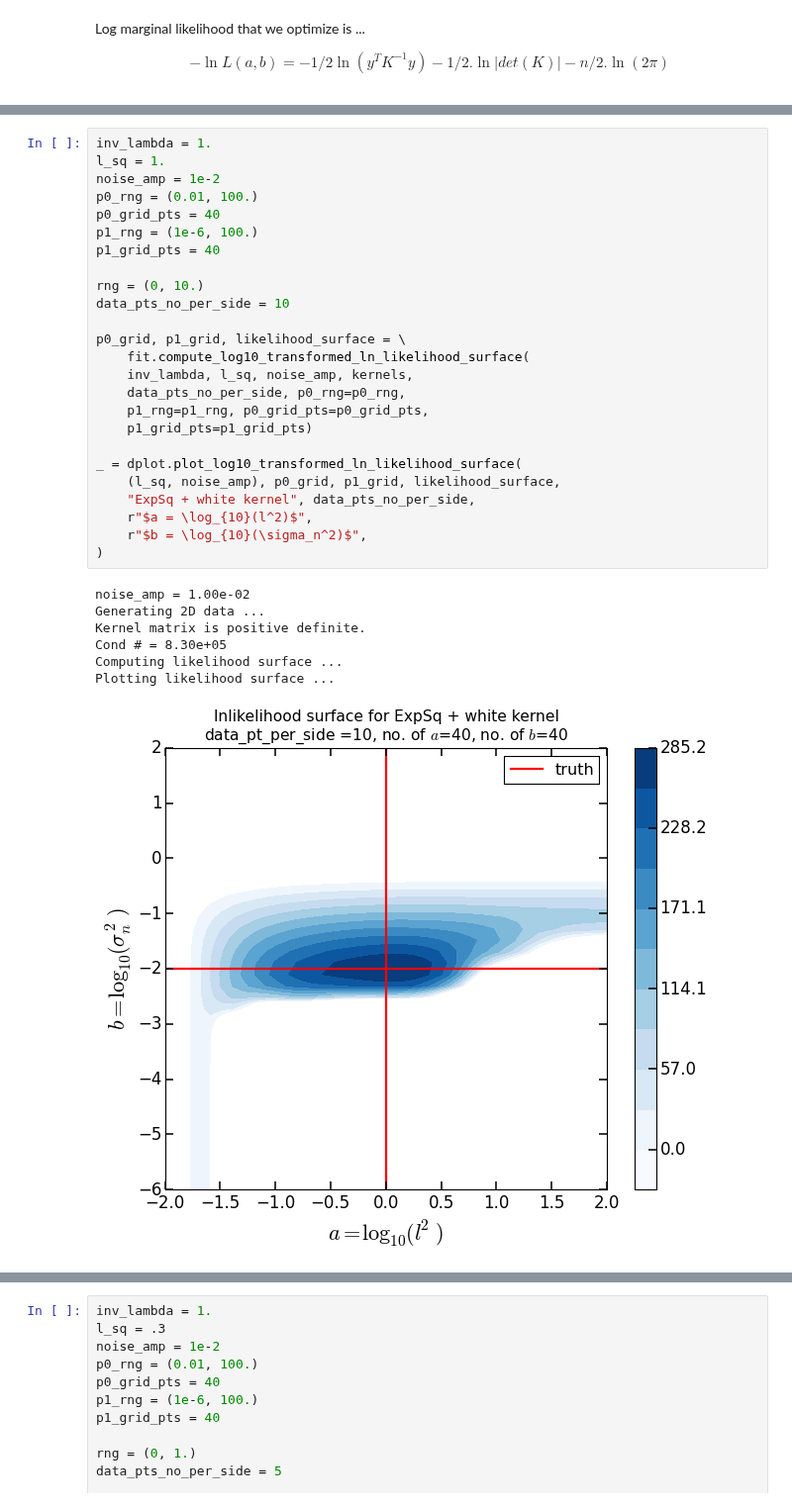
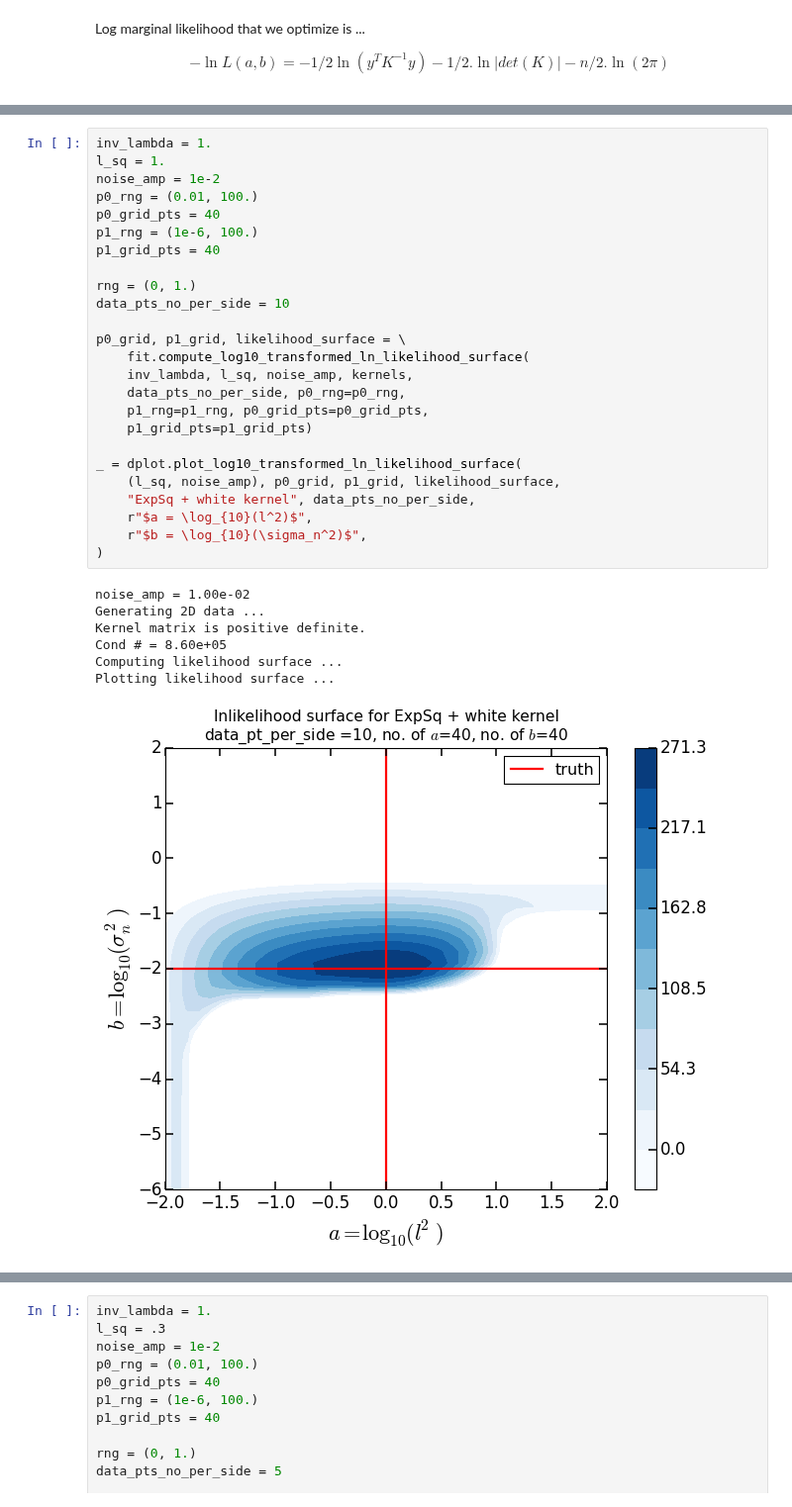
Before and after one commit to karenyyng/shear_gp, a Jupyter notebook: prototypes/visualize_likelihood_surface_w_WhiteKernel.ipynb, the cells around one changed output, grey strips where cells are left out. Shown at 99% size. Drawn from its saved outputs; the diff is of its cells as text.

```diff
--- a/prototypes/visualize_likelihood_surface_w_WhiteKernel.ipynb
+++ b/prototypes/visualize_likelihood_surface_w_WhiteKernel.ipynb
@@ -83,36 +83,36 @@ Plotting likelihood surface ...
 # %%
 inv_lambda = 1.
 l_sq = 1.
 noise_amp = 1e-2
 p0_rng = (0.01, 100.)
 p0_grid_pts = 40
 p1_rng = (1e-6, 100.)
 p1_grid_pts = 40
 
-rng = (0, 10.)
+rng = (0, 1.)
 data_pts_no_per_side = 10
 
 p0_grid, p1_grid, likelihood_surface = \
     fit.compute_log10_transformed_ln_likelihood_surface(
     inv_lambda, l_sq, noise_amp, kernels,
     data_pts_no_per_side, p0_rng=p0_rng,
     p1_rng=p1_rng, p0_grid_pts=p0_grid_pts,
     p1_grid_pts=p1_grid_pts)
 
 _ = dplot.plot_log10_transformed_ln_likelihood_surface(
     (l_sq, noise_amp), p0_grid, p1_grid, likelihood_surface,
     "ExpSq + white kernel", data_pts_no_per_side,
     r"$a = \log_{10}(l^2)$",
     r"$b = \log_{10}(\sigma_n^2)$",
 )
 # %% [output]
 noise_amp = 1.00e-02
 Generating 2D data ...
 Kernel matrix is positive definite.
-Cond # = 8.30e+05
+Cond # = 8.60e+05
 Computing likelihood surface ...
 Plotting likelihood surface ...
-[figure, old version]
+[figure, new version]
 # %%
 inv_lambda = 1.
 l_sq = 1.
```
Also changed, not shown: parts of 2 cells of this notebook, 1 other file.
